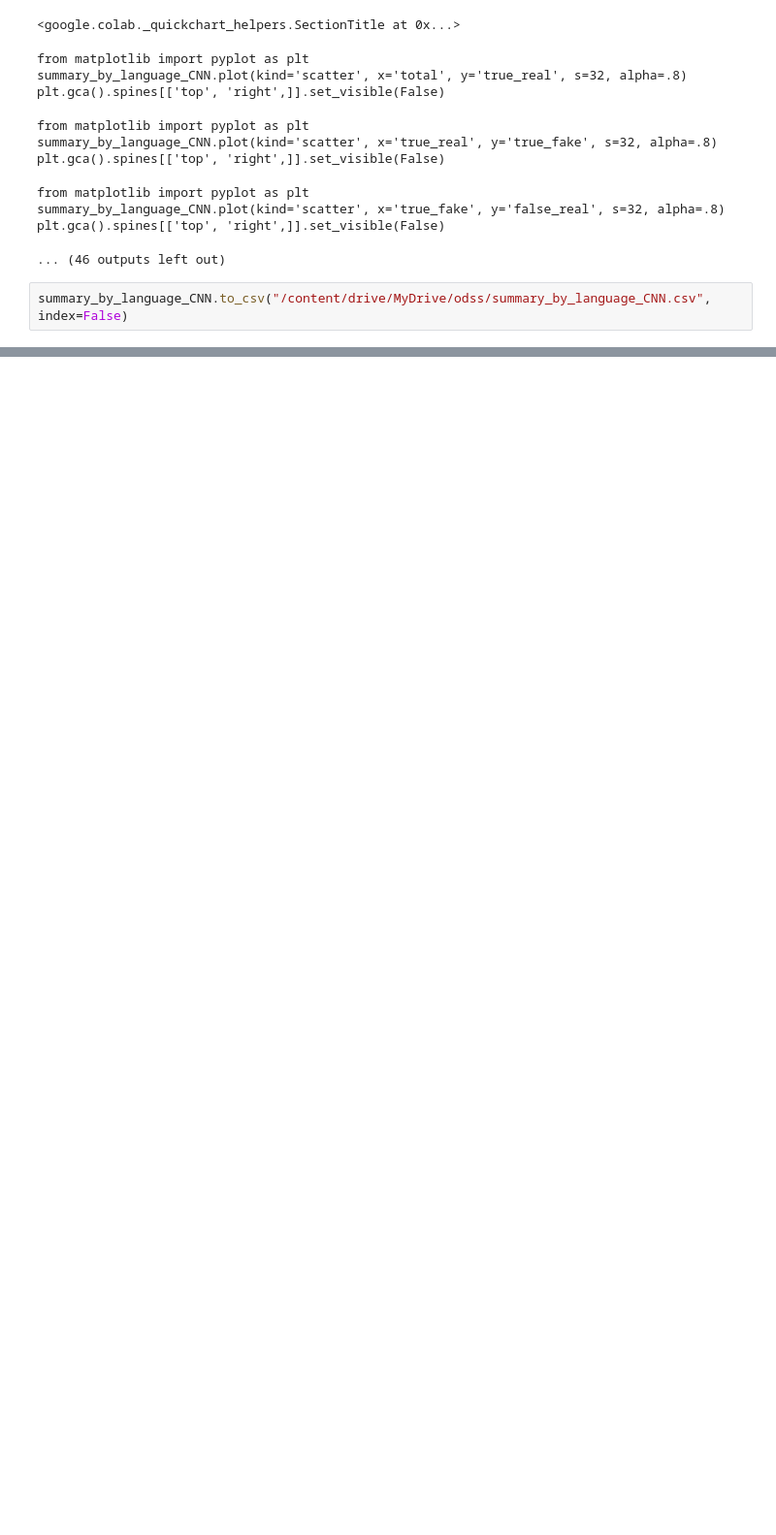
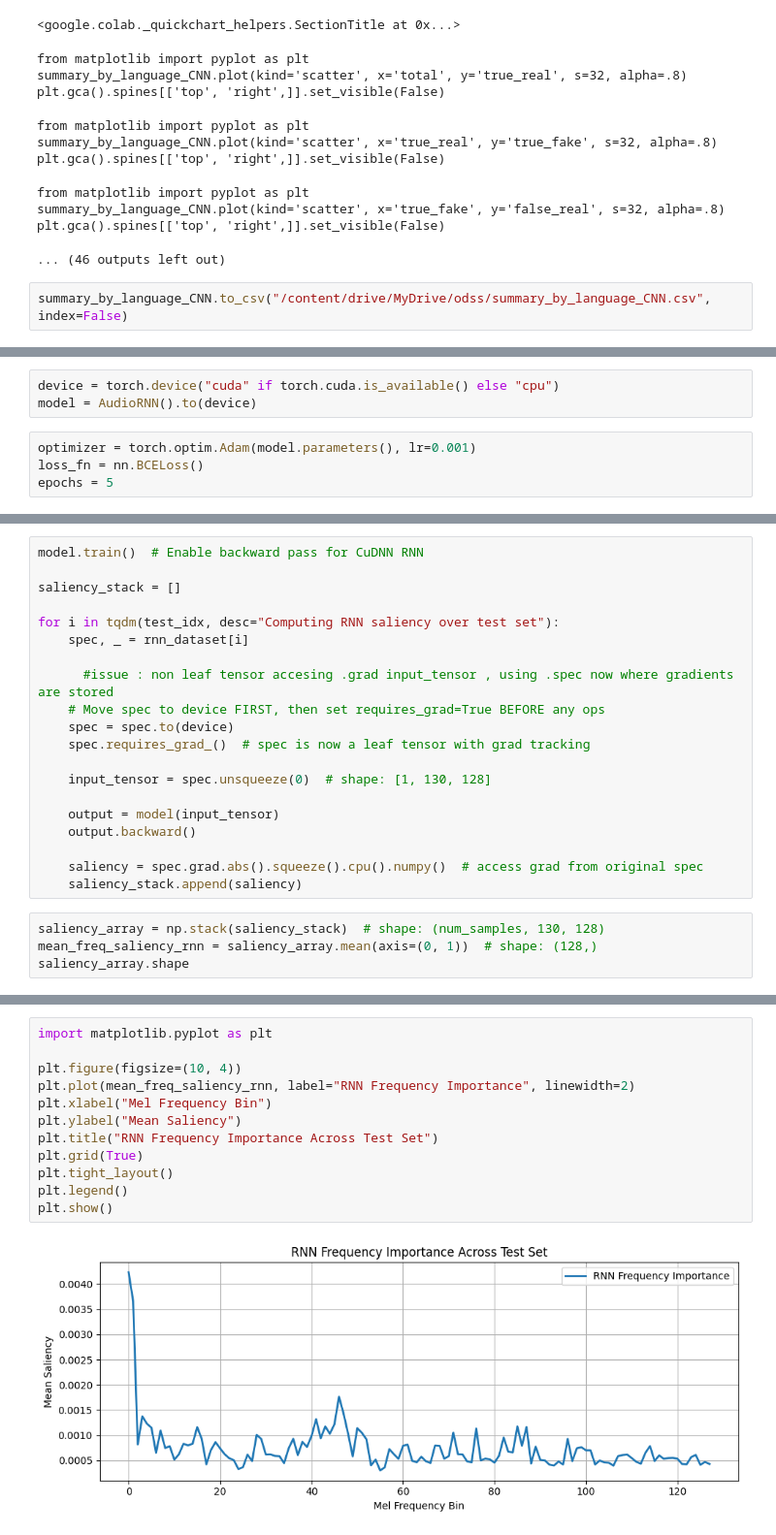
Before and after one commit to Nimsaa/deepfake_thesis, a Jupyter notebook: thesis1.ipynb, the cells around one changed output, grey strips where cells are left out. Shown at 97% size. Cells and saved outputs as stored; diff of their text form; blank space fills up the shorter version.

```diff
--- a/thesis1.ipynb
+++ b/thesis1.ipynb
@@ -1268,0 +1329,7 @@ summary_by_language_CNN.to_csv("/content/drive/MyDrive/odss/summary_by_language_
+# %%
+device = torch.device("cuda" if torch.cuda.is_available() else "cpu")
+model = AudioRNN().to(device)
+# %%
+optimizer = torch.optim.Adam(model.parameters(), lr=0.001)
+loss_fn = nn.BCELoss()
+epochs = 5
@@ -1268,0 +1476,24 @@ summary_by_language_CNN.to_csv("/content/drive/MyDrive/odss/summary_by_language_
+# %%
+model.train()  # Enable backward pass for CuDNN RNN
+
+saliency_stack = []
+
+for i in tqdm(test_idx, desc="Computing RNN saliency over test set"):
+    spec, _ = rnn_dataset[i]
+
+      #issue : non leaf tensor accesing .grad input_tensor , using .spec now where gradients are stored
+    # Move spec to device FIRST, then set requires_grad=True BEFORE any ops
+    spec = spec.to(device)
+    spec.requires_grad_()  # spec is now a leaf tensor with grad tracking
+
+    input_tensor = spec.unsqueeze(0)  # shape: [1, 130, 128]
+
+    output = model(input_tensor)
+    output.backward()
+
+    saliency = spec.grad.abs().squeeze().cpu().numpy()  # access grad from original spec
+    saliency_stack.append(saliency)
+# %%
+saliency_array = np.stack(saliency_stack)  # shape: (num_samples, 130, 128)
+mean_freq_saliency_rnn = saliency_array.mean(axis=(0, 1))  # shape: (128,)
+saliency_array.shape
@@ -1268,0 +1511,14 @@ summary_by_language_CNN.to_csv("/content/drive/MyDrive/odss/summary_by_language_
+# %%
+import matplotlib.pyplot as plt
+
+plt.figure(figsize=(10, 4))
+plt.plot(mean_freq_saliency_rnn, label="RNN Frequency Importance", linewidth=2)
+plt.xlabel("Mel Frequency Bin")
+plt.ylabel("Mean Saliency")
+plt.title("RNN Frequency Importance Across Test Set")
+plt.grid(True)
+plt.tight_layout()
+plt.legend()
+plt.show()
+# %% [output]
+[figure, added]
```
Also changed, not shown: parts of 47 cells of this notebook.
